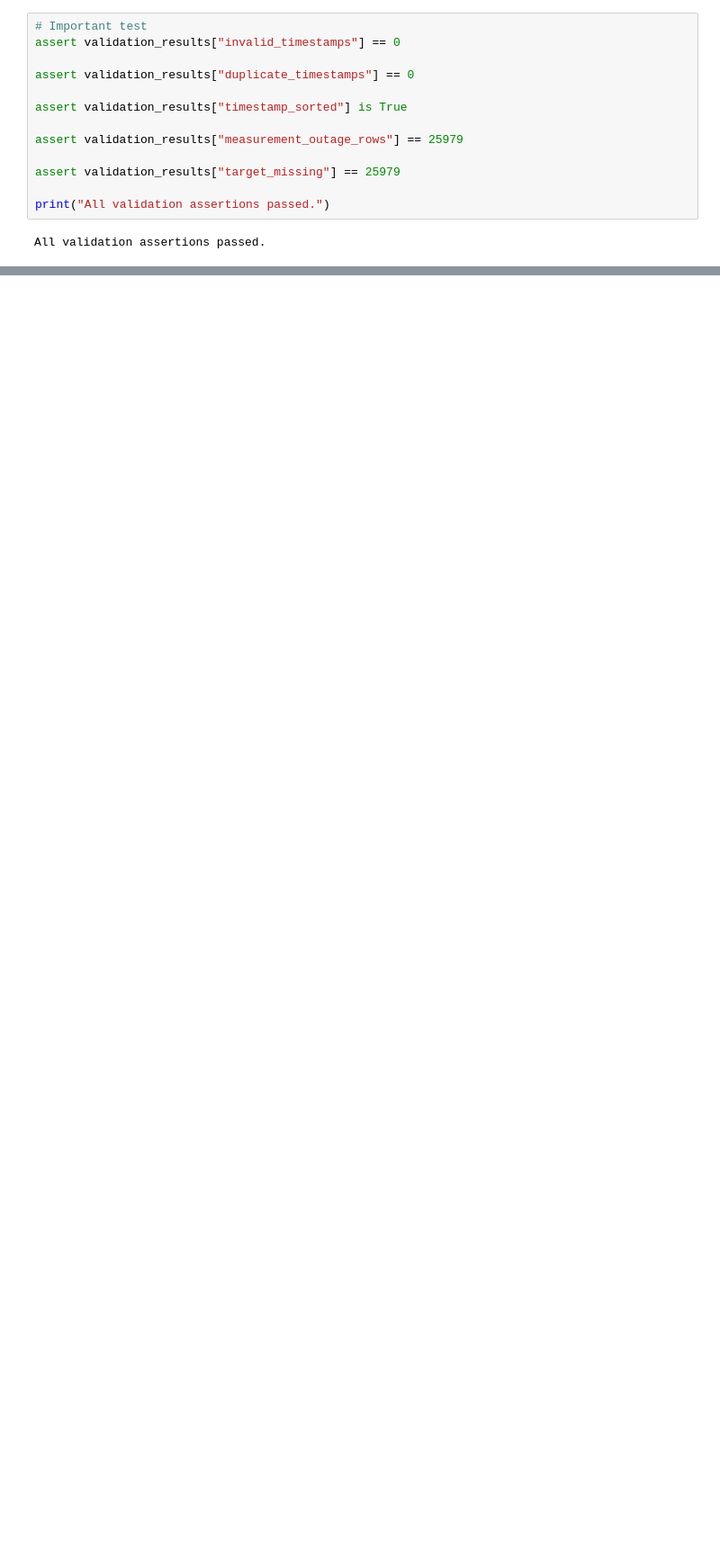
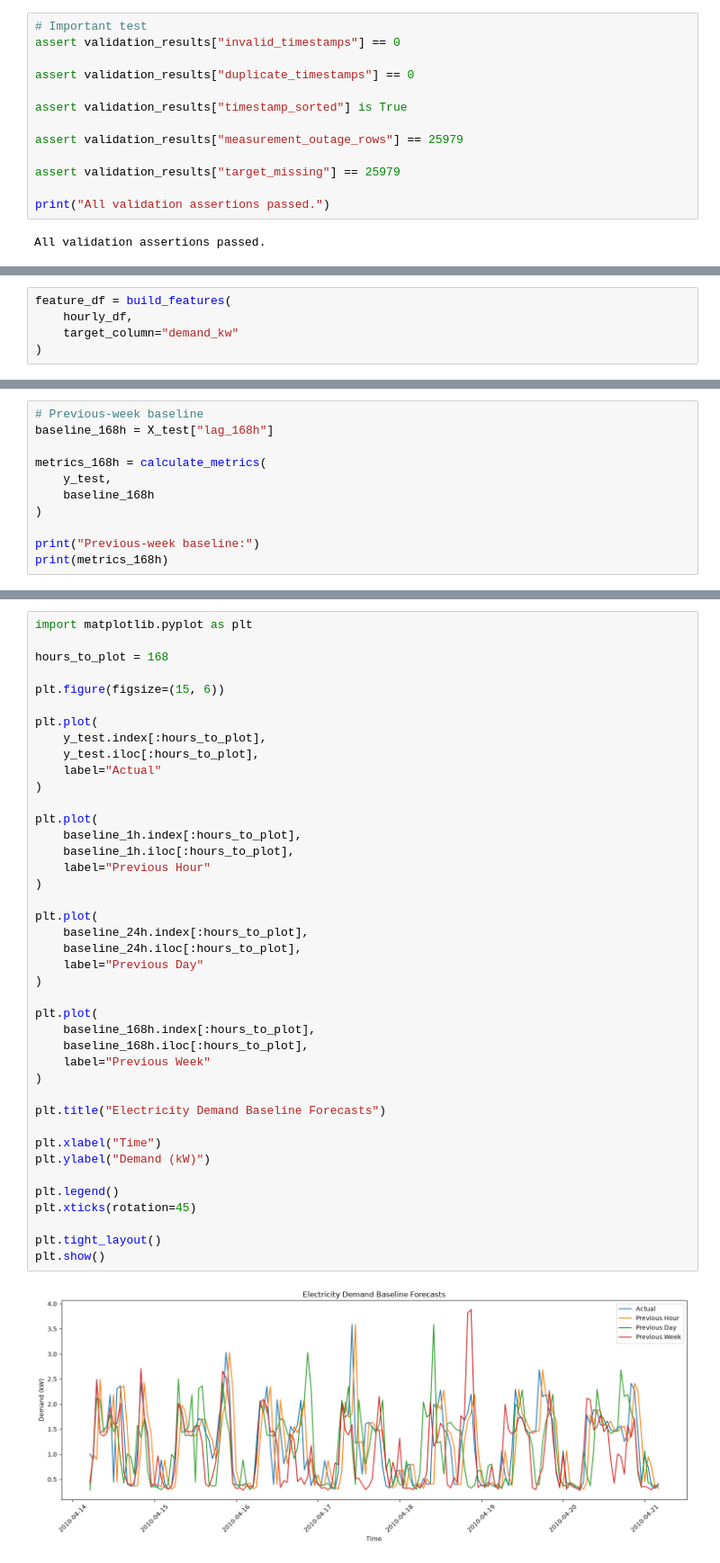
Before and after one commit to Dumi96/ML-Based-Electricity-Demand-Forecasting-Consumption-Anomaly-Detection-for-Smart-Homes, a Jupyter notebook: notebooks/01_data_ingestion_and_quality.ipynb, the cells around one changed output, grey strips where cells are left out. Shown at 90% size. Cells and saved outputs as stored; diff of their text form; blank space fills up the shorter version.

Commit message:
feat: add linear regression forecasting model and diagnostics

```diff
--- a/notebooks/01_data_ingestion_and_quality.ipynb
+++ b/notebooks/01_data_ingestion_and_quality.ipynb
@@ -1520,0 +1967,5 @@ All validation assertions passed.
+# %%
+feature_df = build_features(
+    hourly_df,
+    target_column="demand_kw"
+)
@@ -1520,0 +2626,11 @@ All validation assertions passed.
+# %%
+# Previous-week baseline
+baseline_168h = X_test["lag_168h"]
+
+metrics_168h = calculate_metrics(
+    y_test,
+    baseline_168h
+)
+
+print("Previous-week baseline:")
+print(metrics_168h)
@@ -1520,0 +2681,43 @@ All validation assertions passed.
+# %%
+import matplotlib.pyplot as plt
+
+hours_to_plot = 168
+
+plt.figure(figsize=(15, 6))
+
+plt.plot(
+    y_test.index[:hours_to_plot],
+    y_test.iloc[:hours_to_plot],
+    label="Actual"
+)
+
+plt.plot(
+    baseline_1h.index[:hours_to_plot],
+    baseline_1h.iloc[:hours_to_plot],
+    label="Previous Hour"
+)
+
+plt.plot(
+    baseline_24h.index[:hours_to_plot],
+    baseline_24h.iloc[:hours_to_plot],
+    label="Previous Day"
+)
+
+plt.plot(
+    baseline_168h.index[:hours_to_plot],
+    baseline_168h.iloc[:hours_to_plot],
+    label="Previous Week"
+)
+
+plt.title("Electricity Demand Baseline Forecasts")
+
+plt.xlabel("Time")
+plt.ylabel("Demand (kW)")
+
+plt.legend()
+plt.xticks(rotation=45)
+
+plt.tight_layout()
+plt.show()
+# %% [output]
+[figure, added]
```
Also changed, not shown: parts of 108 cells of this notebook, 3 other files.
